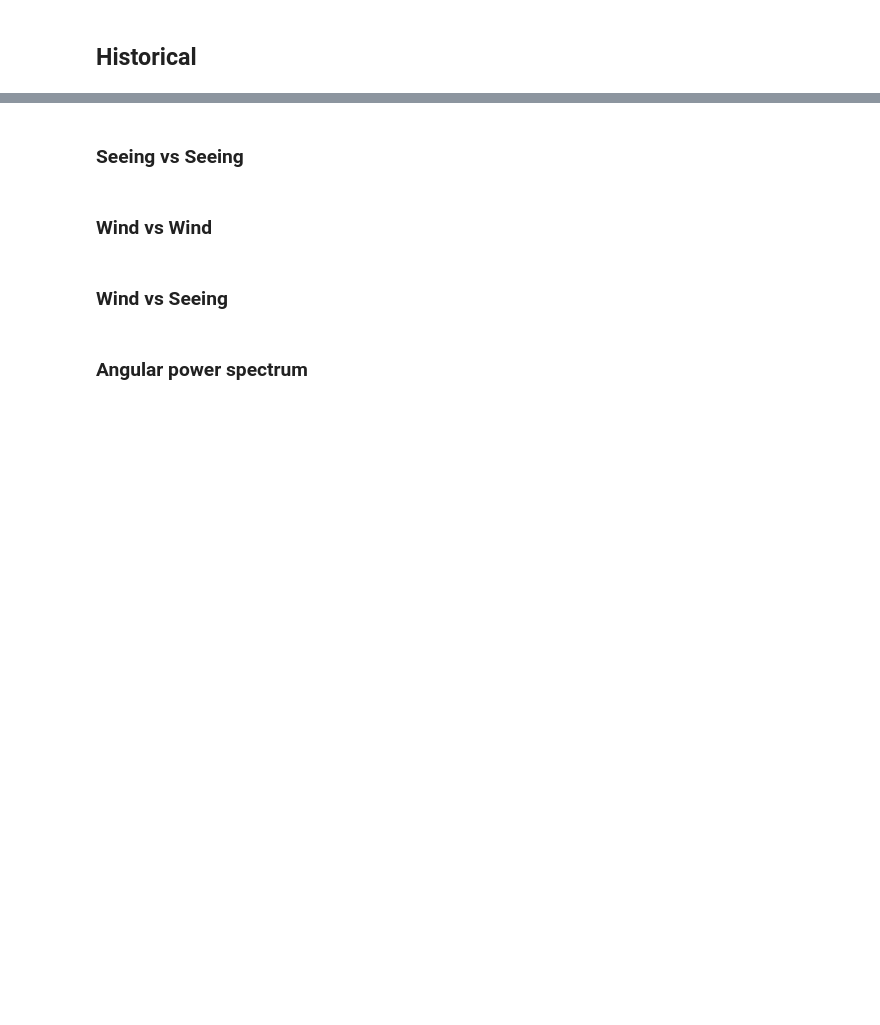
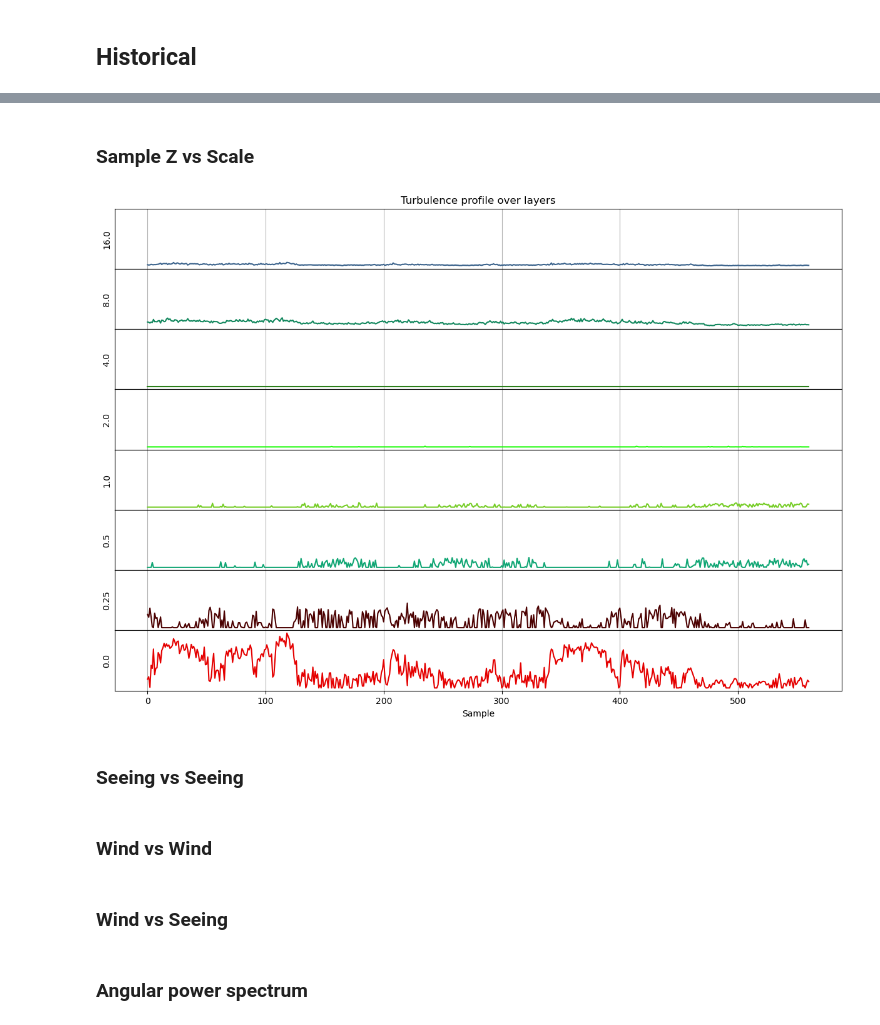
Before and after one commit to lsst-so/notebooks_dhurtado, a Jupyter notebook: notebooks/summit/rso-163/ringsim/simanalysis.ipynb, the cells around one changed output, grey strips where cells are left out. Drawn from its saved outputs; the diff is of its cells as text; code cells hidden in the pictures; blank space fills up the shorter version.

```diff
--- a/notebooks/summit/rso-163/ringsim/simanalysis.ipynb
+++ b/notebooks/summit/rso-163/ringsim/simanalysis.ipynb
@@ -253,3 +310,55 @@ df_results
+# %% [markdown]
+### Sample Z vs Scale
+# %%
+fig, ax = plt.subplots(8, 1, figsize=(15, 10), sharex=True, sharey=True)
+fig.subplots_adjust(hspace=0)
+
+ax[0].set_title('Turbulence profile over layers')
+ax[0].plot(df_results[f'J_1e13_{7}'], color='xkcd:denim')
+ax[0].set_ylabel(df_results[f'Z_km_{7}'][1])
+ax[0].grid(True)
+#ax[0].fill_between(df_results[f'J_1e13_{7}'], color='xckd:denim', alpha=0.5)
+
+ax[1].plot(df_results[f'J_1e13_{6}'], color='xkcd:dark sea green')
+ax[1].set_ylabel(df_results[f'Z_km_{6}'][1])
+ax[1].grid(True)
+#ax[1].fill_between(df_results[f'J_1e13_{6}'], color='xckd:dark sea green', alpha=0.5)
+
+ax[2].plot(df_results[f'J_1e13_{5}'], color='xkcd:tree green')
+ax[2].set_ylabel(df_results[f'Z_km_{5}'][1])
+ax[2].grid(True)
+#ax[2].fill_between(df_results[f'J_1e13_{5}'], color='xckd:tree green', alpha=0.5)
+
+ax[3].plot(df_results[f'J_1e13_{4}'], color='xkcd:electric green')
+ax[3].set_ylabel(df_results[f'Z_km_{4}'][1])
+ax[3].grid(True)
+#ax[3].fill_between(df_results[f'J_1e13_{4}'], color='xckd:electric green', alpha=0.5)
+
+ax[4].plot(df_results[f'J_1e13_{3}'], color='xkcd:apple green')
+ax[4].set_ylabel(df_results[f'Z_km_{3}'][1])
+ax[4].grid(True)
+#ax[4].fill_between(df_results[f'J_1e13_{3}'], color='xckd:apple green', alpha=0.5)
+
+ax[5].plot(df_results[f'J_1e13_{2}'], color='xkcd:bluish green')
+ax[5].set_ylabel(df_results[f'Z_km_{2}'][1])
+ax[5].grid(True)
+#ax[5].fill_between(df_results[f'J_1e13_{2}'], color='xckd:bluish green', alpha=0.5)
+
+ax[6].plot(df_results[f'J_1e13_{1}'], color='xkcd:dried blood')
+ax[6].set_ylabel(df_results[f'Z_km_{1}'][1])
+ax[6].grid(True)
+#ax[6].fill_between(df_results[f'J_1e13_{1}'], color='xckd:dried blood', alpha=0.5)
+
+ax[7].plot(df_results[f'J_1e13_{0}'], color='xkcd:red')
+ax[7].set_ylabel(df_results[f'Z_km_{0}'][1])
+ax[7].grid(True)
+#ax[7].fill_between(df_results[f'J_1e13_{0}'], color='xckd:red', alpha=0.5
+
+plt.xlabel('Sample')
+plt.yticks([])
+plt.show()
+# %% [output]
+[figure, added]
 # %% [markdown]
 ### Seeing vs Seeing
 # %%
```
Also changed, not shown: parts of 7 cells of this notebook, 8 other files.
